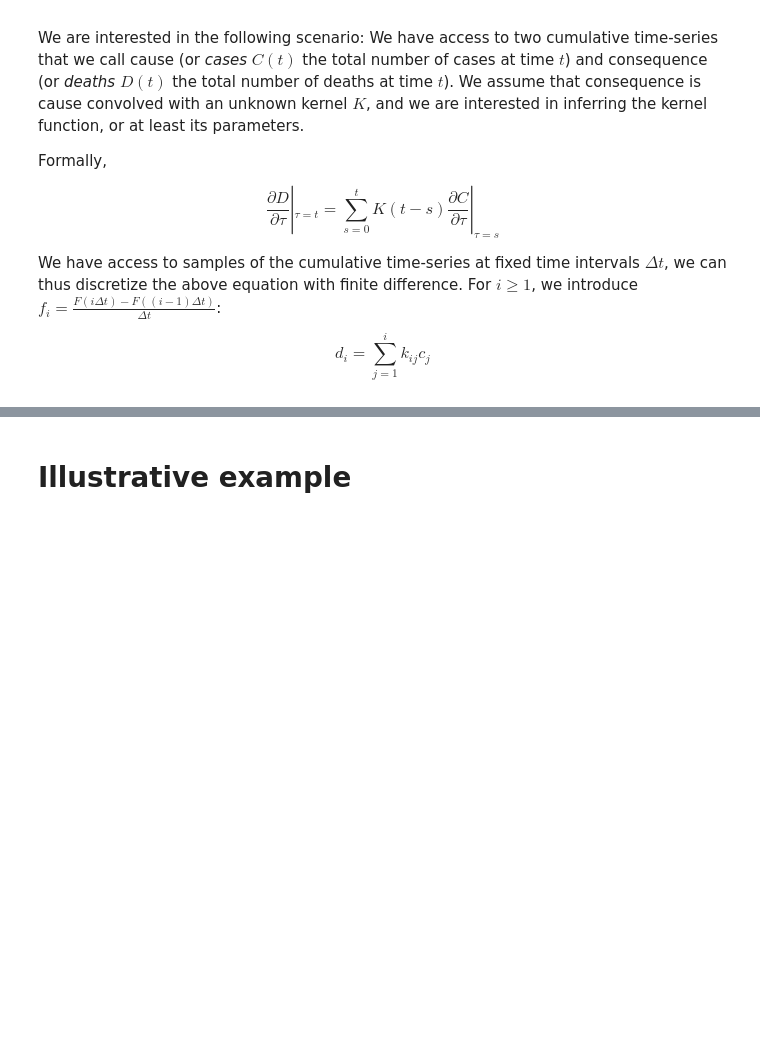
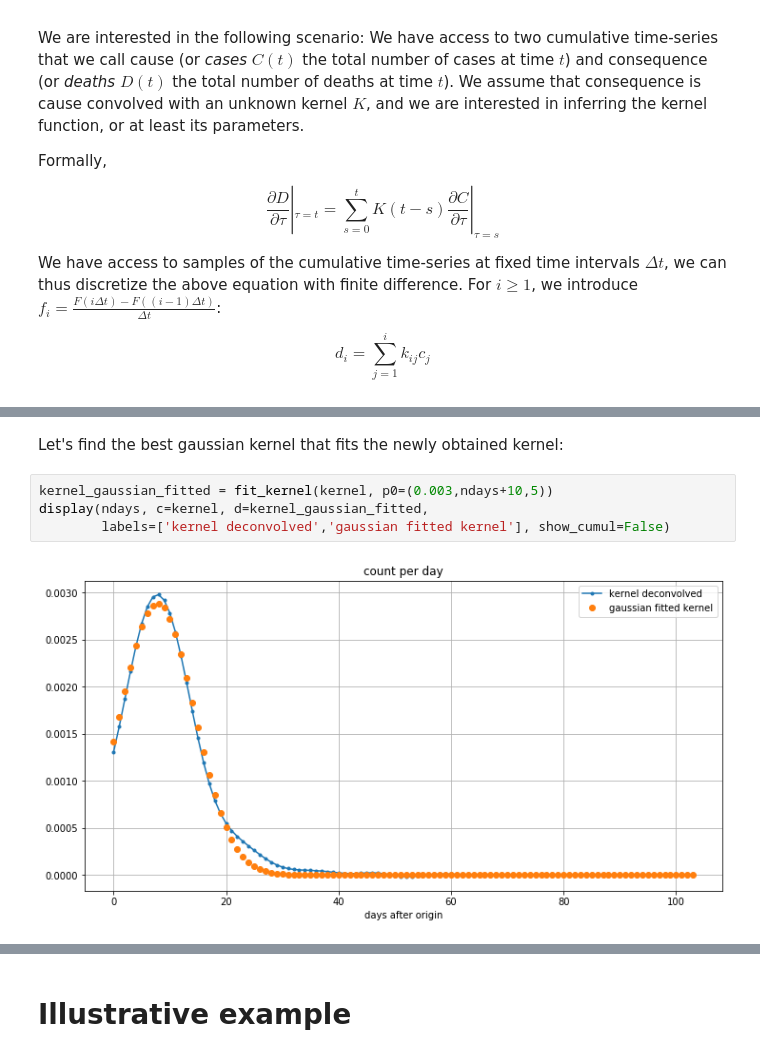
Before and after one commit to fredericpoitevin/tseries-deconvolution, a Jupyter notebook: Deconvolution_of_Michael_coronavirus_data.ipynb, the cells around one changed output, grey strips where cells are left out. Saved outputs shown, nothing was run; the diff lists cells and outputs as text; blank space fills up the shorter version.

```diff
--- a/Deconvolution_of_Michael_coronavirus_data.ipynb
+++ b/Deconvolution_of_Michael_coronavirus_data.ipynb
@@ -15,0 +50,8 @@ $$d_{i} = \sum_{j=1}^{i}k_{ij}c_{j}$$
+# %% [markdown]
+Let's find the best gaussian kernel that fits the newly obtained kernel:
+# %%
+kernel_gaussian_fitted = fit_kernel(kernel, p0=(0.003,ndays+10,5))
+display(ndays, c=kernel, d=kernel_gaussian_fitted,
+        labels=['kernel deconvolved','gaussian fitted kernel'], show_cumul=False)
+# %% [output]
+[figure, added]
```
Also changed, not shown: parts of 10 cells of this notebook.
